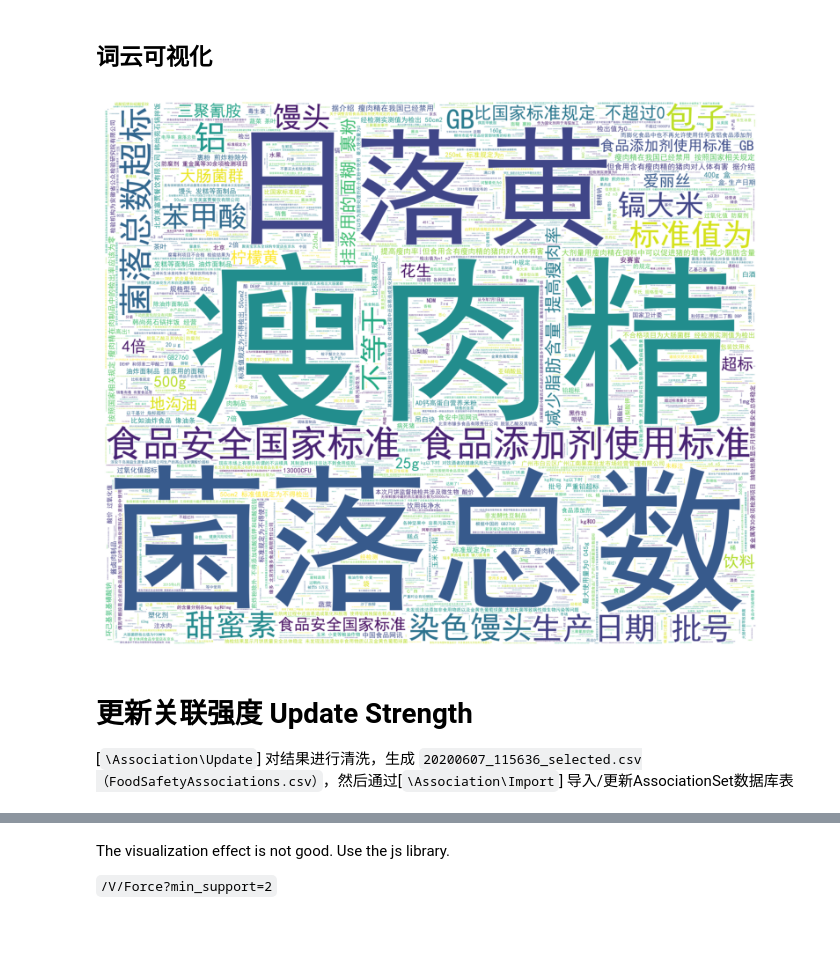
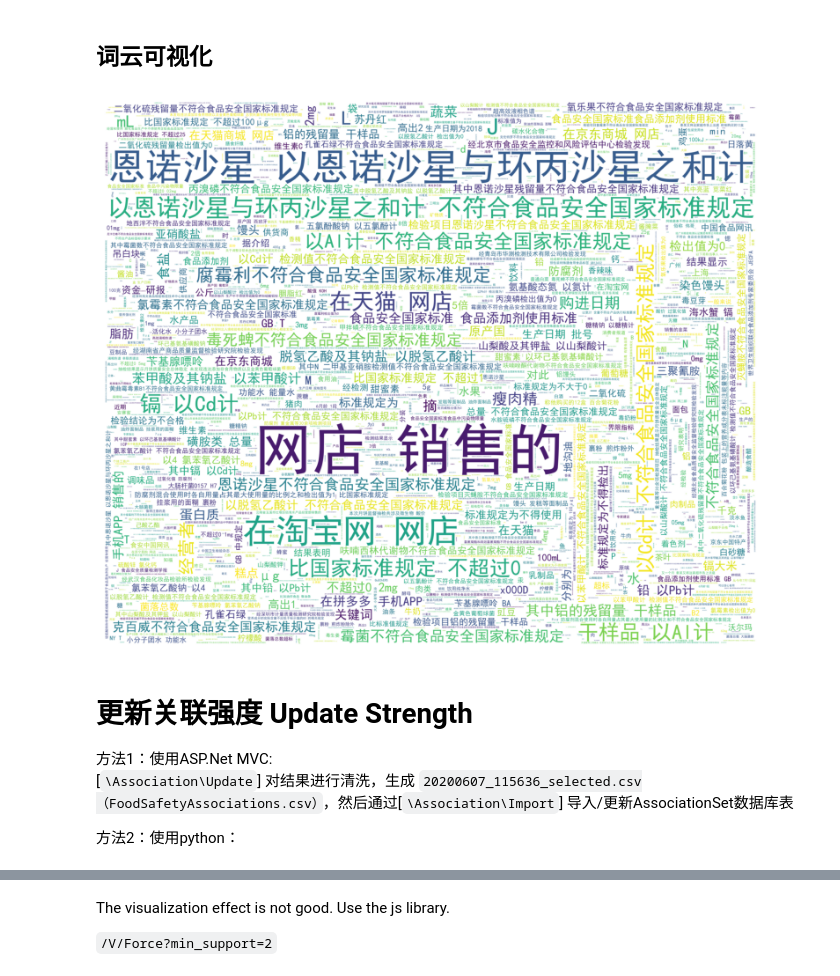
Before and after one commit to zhangys11/nlp, a Jupyter notebook: case_study/food_additives/Main.ipynb, the cells around one changed output, grey strips where cells are left out. Cells and saved outputs as stored; diff of their text form; code cells hidden in the pictures; blank space fills up the shorter version.

```diff
--- a/case_study/food_additives/Main.ipynb
+++ b/case_study/food_additives/Main.ipynb
@@ -527,6 +549,6 @@ Recommend to manually convert xlsx to xls by Excel
 # Reload back
 import pandas as pd
 
-df_sentences = pd.read_excel('FoodSafetySentences.xls', index_col=None)
+df_sentences = pd.read_excel('FoodSafetySentences.xlsx', index_col=None)
 df_sentences.head()
 # %% [output]
@@ -541,23 +563,28 @@ df_sentences.head()
 # %%
 %run draw_wordcloud.py
 
 long_string = ','.join(list(df_sentences['Content'].values))# Create a WordCloud object
 stpwrdlst.append('网站')
 stpwrdlst.append('原标题')
 stpwrdlst.append('近日')
 stpwrdlst.append('kg')
 stpwrdlst.append('日前')
 stpwrdlst.append('g')
 stpwrdlst.append('100g')
 stpwrdlst.append('mg')
 stpwrdlst.append('CFU')
 stpwrdlst.append('4倍')
 stpwrdlst.append('不等于')
 stpwrdlst.append('爱丽丝')
+stpwrdlst.append('销售的')
+
 draw_wordcloud(long_string, stpwrdlst, savefile = 'wc.png')
 # %% [output]
-[figure, old version]
+[figure, new version]
 # %% [markdown]
 # 更新关联强度 Update Strength
 
+方法1：使用ASP.Net MVC:
 [`\Association\Update`] 对结果进行清洗，生成 `20200607_115636_selected.csv（FoodSafetyAssociations.csv）`，然后通过[`\Association\Import`] 导入/更新AssociationSet数据库表
+
+方法2：使用python：
```
Also changed, not shown: parts of 28 cells of this notebook, 7 other files.
